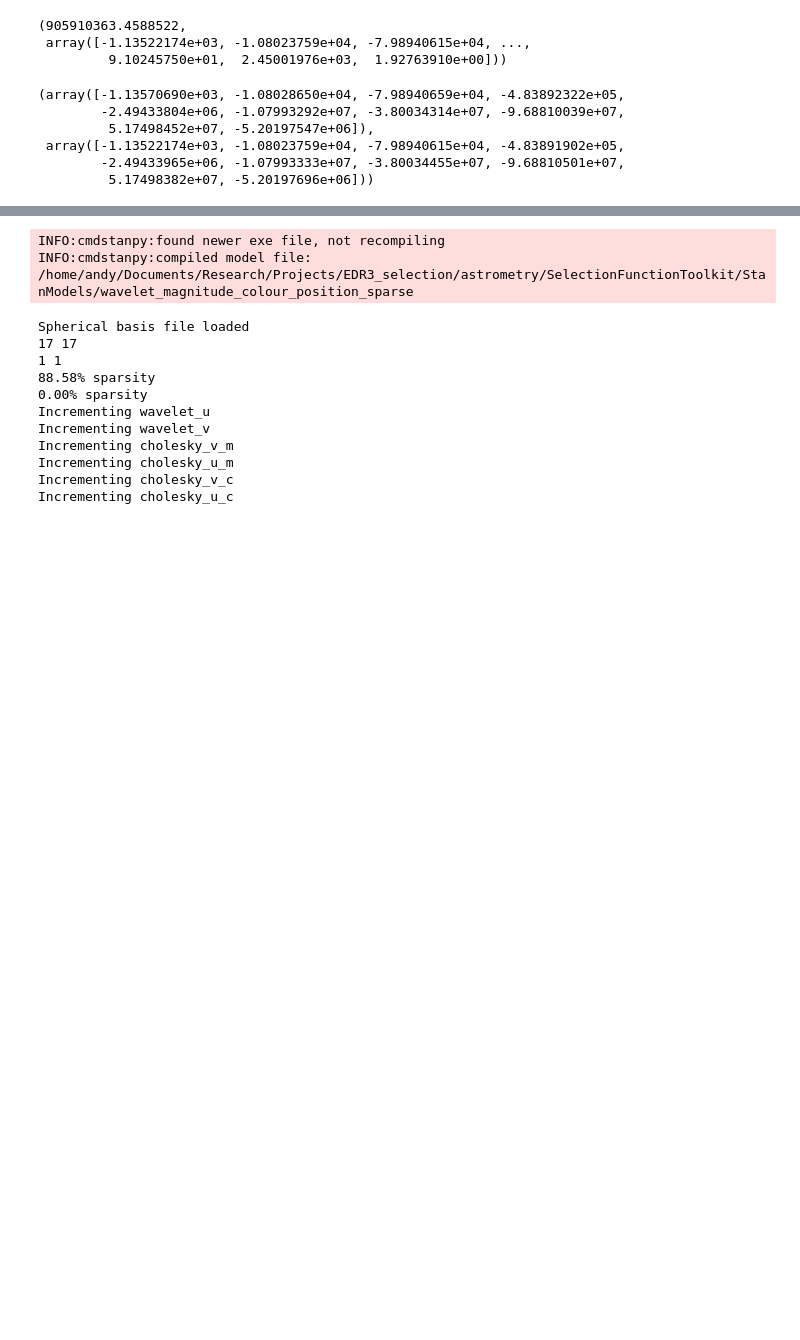
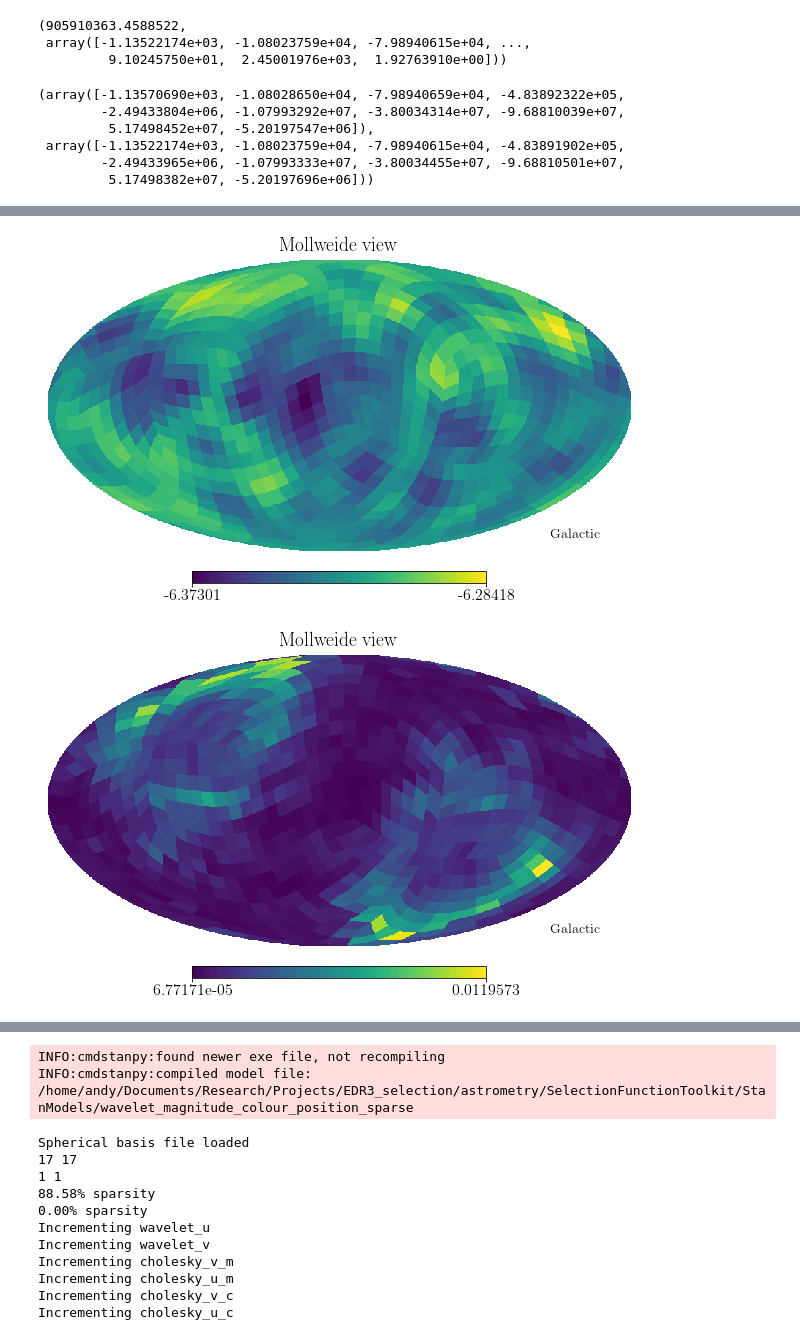
Before and after one commit to gaiaverse/astrometry, a Jupyter notebook: SelectionFunctionToolkit/TestingPython.ipynb, the cells around one changed output, grey strips where cells are left out. Saved outputs shown, nothing was run; the diff lists cells and outputs as text; code cells hidden in the pictures; blank space fills up the shorter version.

```diff
--- a/SelectionFunctionToolkit/TestingPython.ipynb
+++ b/SelectionFunctionToolkit/TestingPython.ipynb
@@ -283,0 +210,8 @@ res
+# %%
+ii=16
+hp.mollview(pychisel.optimum_x[ii,0], nest=True, coord=['C','G'])
+
+hp.mollview((pychisel.k[ii,0]+1)/(pychisel.n[ii,0]+2), coord=['C','G'])
+# %% [output]
+[figure, added]
+[figure, added]
```
Also changed, not shown: parts of 74 cells of this notebook, 2 other files.
